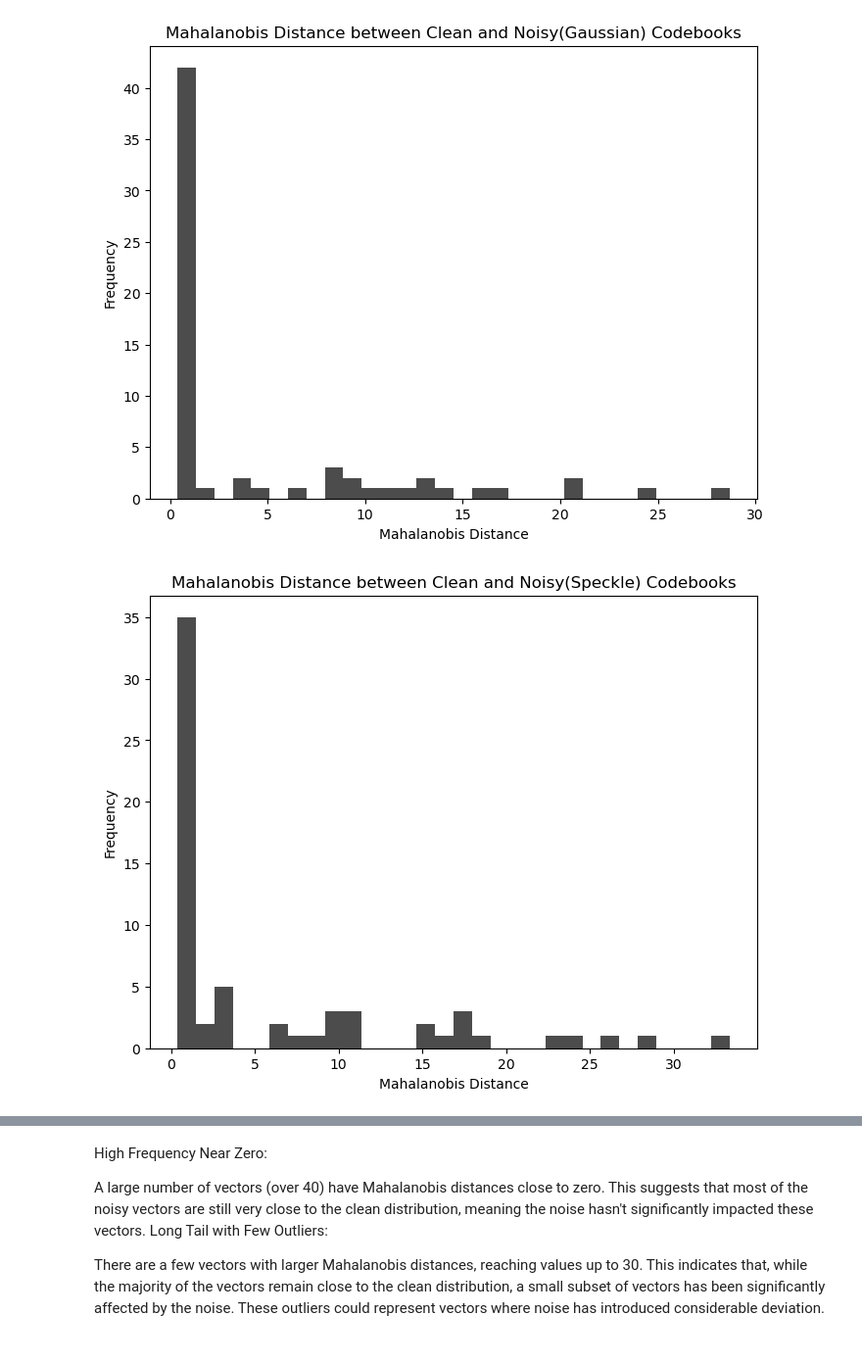
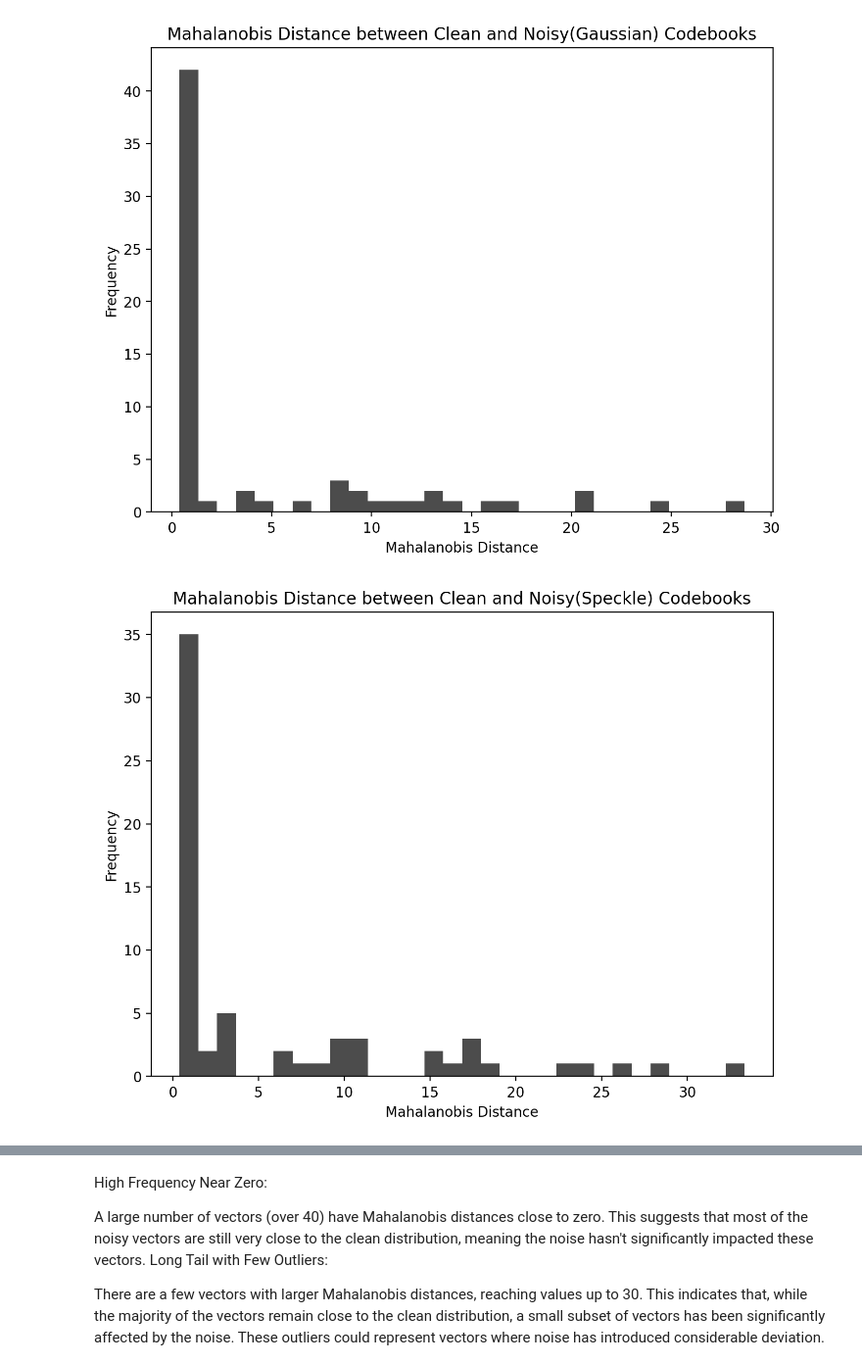
Before and after one commit to ravioli1369/vqvae, a Jupyter notebook: vqvae/mahalanobis.ipynb, the cells around one changed output, grey strips where cells are left out. Shown at 98% size. Saved outputs shown, nothing was run; the diff lists cells and outputs as text; code cells hidden in the pictures.

```diff
--- a/vqvae/mahalanobis.ipynb
+++ b/vqvae/mahalanobis.ipynb
@@ -1,29 +1,29 @@
 # %%
 import numpy as np
 from scipy.spatial.distance import mahalanobis
 import matplotlib.pyplot as plt
 
 codebook_1 = np.load('../results/original/original.npy')
 codebook_2 = np.load('../results/gaussian/gaussian.npy')
 
 if codebook_1.size == 0 or codebook_2.size == 0:
     raise ValueError("One of the codebook files is empty.")
 
 mean_vec = np.mean(codebook_1, axis=0)
 cov_matrix = np.cov(codebook_1.T)
 inv_cov_matrix = np.linalg.inv(cov_matrix)
 
 mahal_distances = [mahalanobis(v, mean_vec, inv_cov_matrix) for v in codebook_2]
 
-plt.figure(figsize=(8, 6))
+plt.figure(figsize=(8, 6), dpi = 200)
 plt.hist(mahal_distances, bins=30, color='black', alpha=0.7)
 
 plt.title('Mahalanobis Distance between Clean and Noisy(Gaussian) Codebooks')
 plt.xlabel('Mahalanobis Distance')
 plt.ylabel('Frequency')
 plt.show()
 # %% [output]
-[figure, old version]
+[figure, new version]
 # %%
 import numpy as np
 from scipy.spatial.distance import mahalanobis
@@ -41,7 +41,7 @@ inv_cov_matrix = np.linalg.inv(cov_matrix)
 
 mahal_distances = [mahalanobis(v, mean_vec, inv_cov_matrix) for v in codebook_2]
 
-plt.figure(figsize=(8, 6))
+plt.figure(figsize=(8, 6), dpi = 200)
 plt.hist(mahal_distances, bins=30, color='black', alpha=0.7)
 
 plt.title('Mahalanobis Distance between Clean and Noisy(Speckle) Codebooks')
@@ -49,7 +49,7 @@ plt.xlabel('Mahalanobis Distance')
 plt.ylabel('Frequency')
 plt.show()
 # %% [output]
-[figure, old version]
+[figure, new version]
 # %%
 import numpy as np
 from scipy.spatial.distance import mahalanobis
```
Also changed, not shown: parts of 1 cell of this notebook, 16 other files.
